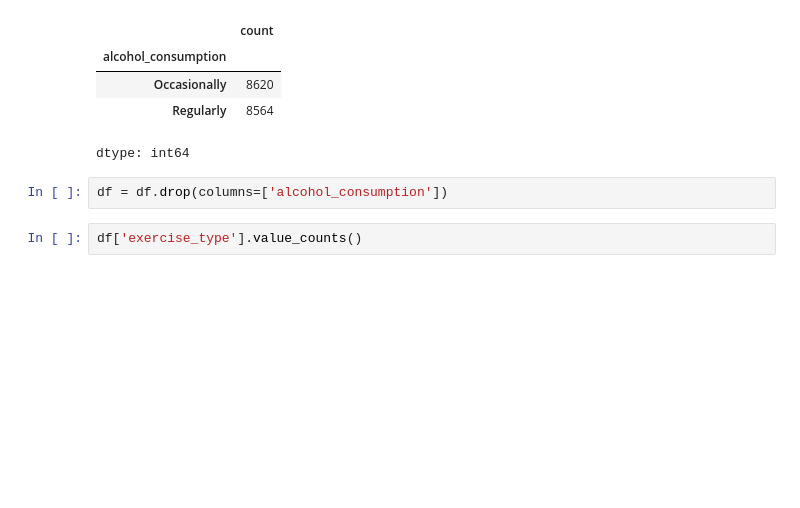
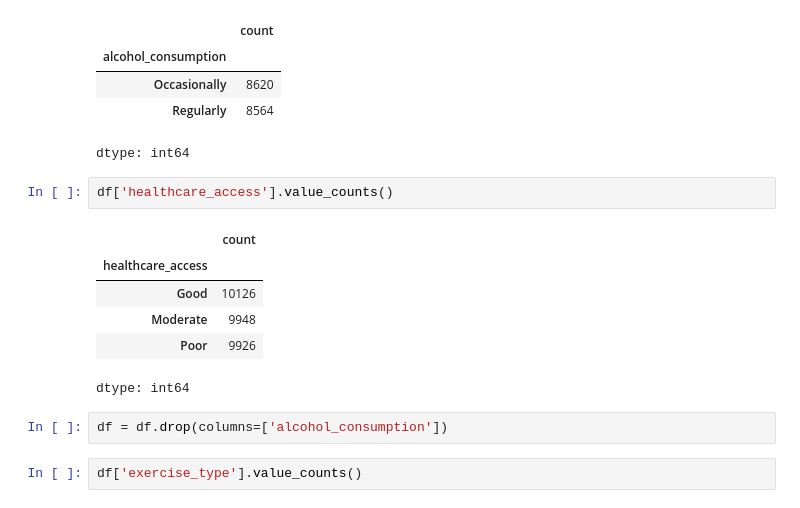
Before and after one commit to SanjayBista1010/Classification, a Jupyter notebook: DiseaseRiskAnalysis.ipynb, the cells around one changed output. Cells and saved outputs as stored; diff of their text form; blank space fills up the shorter version.

```diff
--- a/DiseaseRiskAnalysis.ipynb
+++ b/DiseaseRiskAnalysis.ipynb
@@ -50,6 +58,15 @@ df['alcohol_consumption'].value_counts()
 | Occasionally | 8620 |
 | Regularly | 8564 |
 dtype: int64
+# %%
+df['healthcare_access'].value_counts()
+# %% [output]
+|  | count |
+| healthcare_access |  |
+| Good | 10126 |
+| Moderate | 9948 |
+| Poor | 9926 |
+dtype: int64
 # %%
 df = df.drop(columns=['alcohol_consumption'])
 # %%
```
Also changed, not shown: parts of 17 cells of this notebook.
